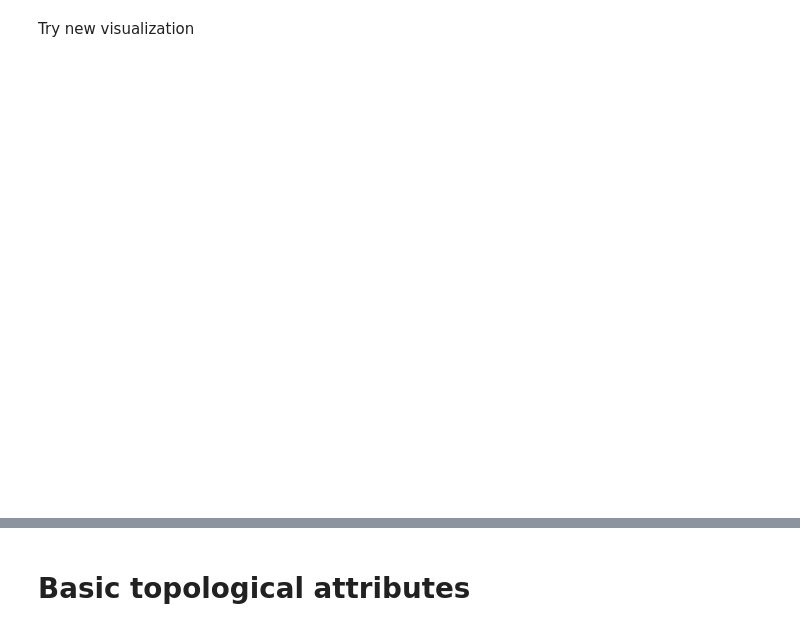
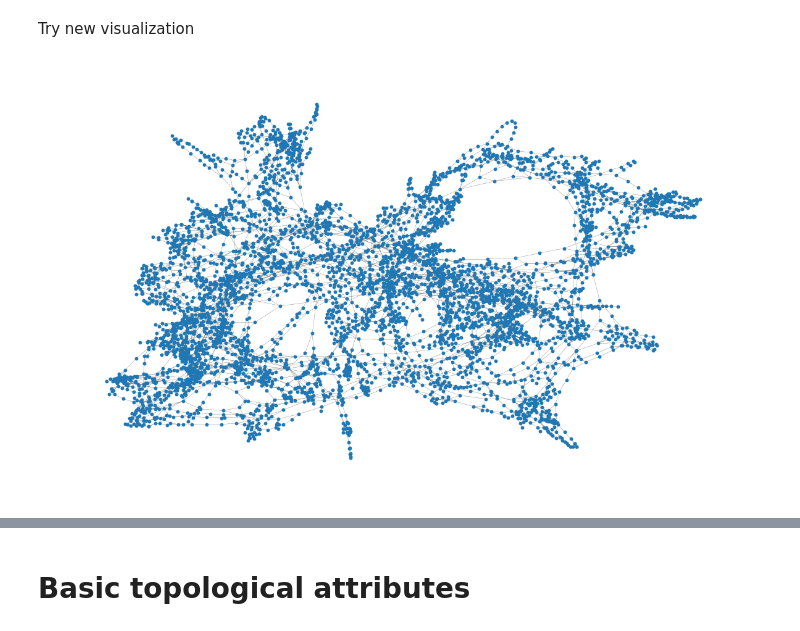
Before and after one commit to luca959/Network_Analysis1, a Jupyter notebook: NA.ipynb, the cells around one changed output, grey strips where cells are left out. Cells and saved outputs as stored; diff of their text form; code cells hidden in the pictures.

```diff
--- a/NA.ipynb
+++ b/NA.ipynb
@@ -27,9 +22,10 @@ G = nx.Graph(read_file)
 # %% [markdown]
 Try new visualization
 # %%
-pos = nx.spring_layout(G, iterations=200)
+pos = nx.spring_layout(G, iterations=500)
 fig, ax = plt.subplots(figsize=(15, 9))
 ax.axis("off")
 plot_options = {"node_size": 10, "with_labels": False, "width": 0.15}
+nx.draw_networkx(G, pos=pos, ax=ax, **plot_options)
 # %% [output]
-[figure, old version]
+[figure, new version]
```
Also changed, not shown: parts of 29 cells of this notebook.
